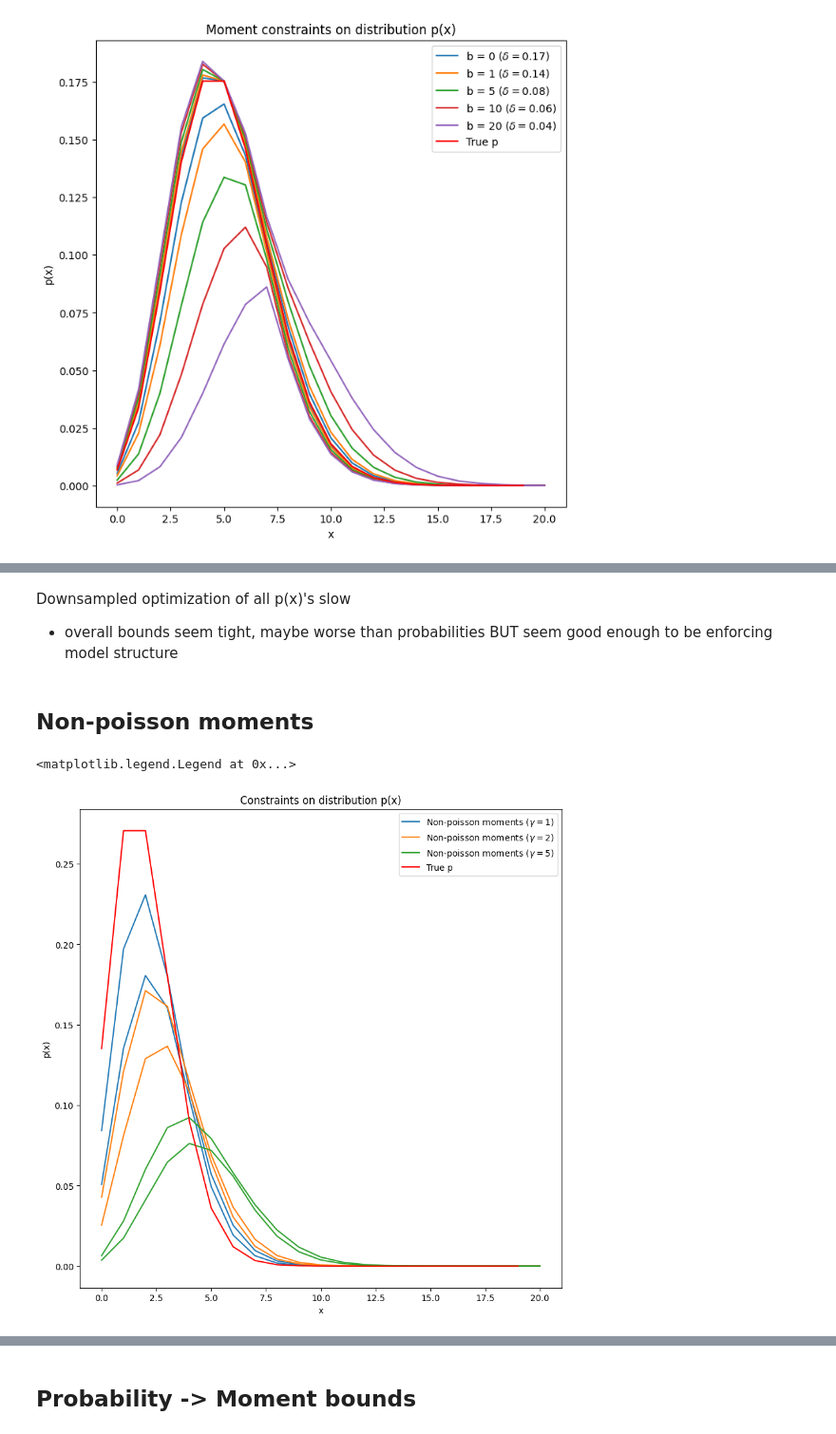
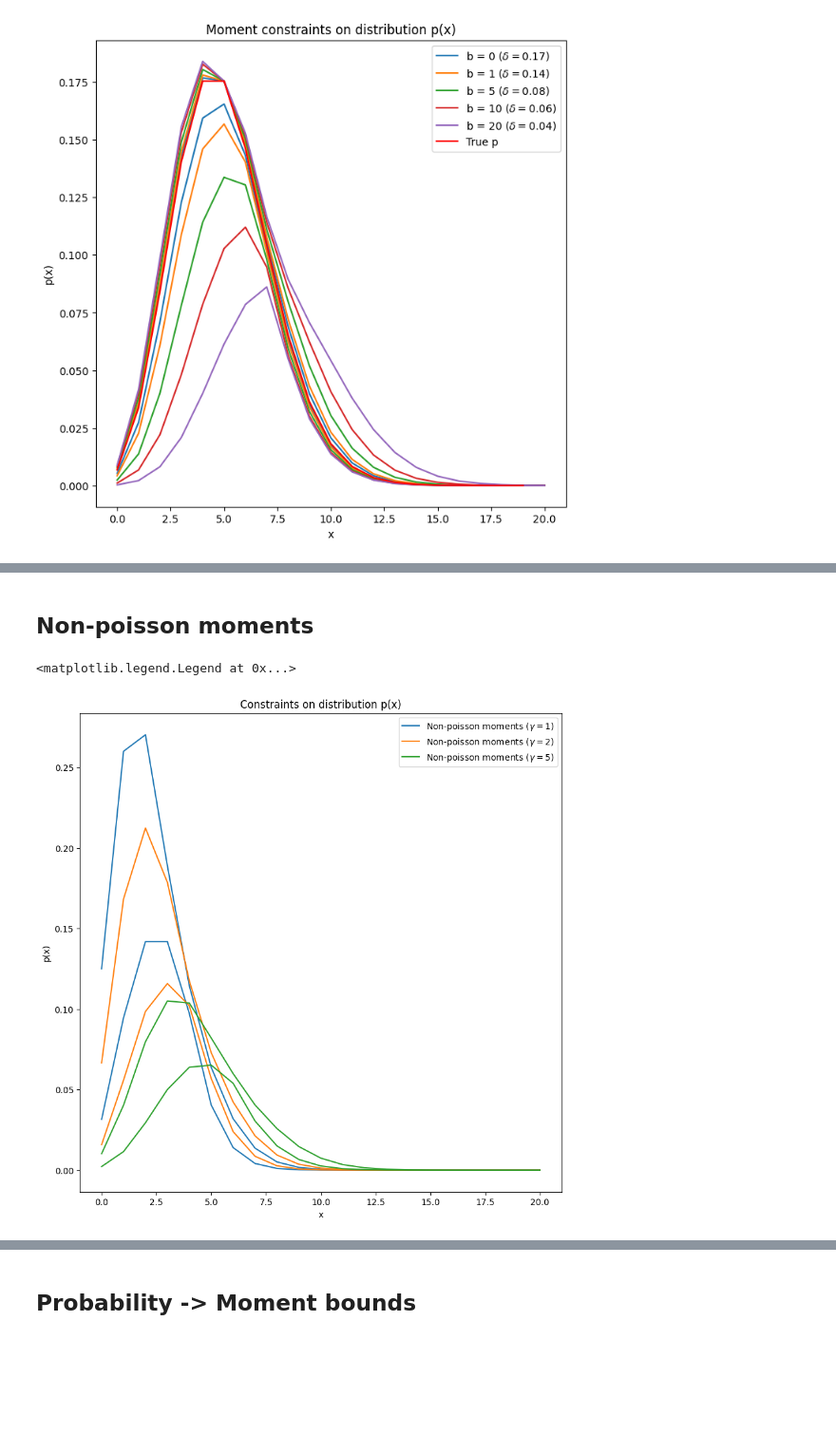
Before and after one commit to willjgh/M5R, a Jupyter notebook: Interaction/Moment-Experiments/moment_model_link.ipynb, the cells around one changed output, grey strips where cells are left out. Shown at 95% size. Cells and saved outputs as stored; diff of their text form; code cells hidden in the pictures; blank space fills up the shorter version.

```diff
--- a/Interaction/Moment-Experiments/moment_model_link.ipynb
+++ b/Interaction/Moment-Experiments/moment_model_link.ipynb
@@ -867,7 +867,7 @@ Investigate the bounds on the distribution $p$ when using moment bounds as const
 # %% [markdown]
 ## Code
 # %%
-def optimize_moment_p(M, k, a, b, delta, deltasq, gamma=0.0, silent=True, printing=True, time_limit=300, var=False, CME=True):
+def optimize_moment_p(M, k, a, b, delta, deltasq, gamma=0.0, silent=True, printing=True, time_limit=300, var=False, CME=True, ktx=None):
     '''
     M: size of moment sum
     k: true k_tx value (assumed k_deg = 1)
@@ -880,6 +880,7 @@ def optimize_moment_p(M, k, a, b, delta, deltasq, gamma=0.0, silent=True, printi
     printing: toggle status printing
     time_limt: optimization time limit
     var: toggle use of 2nd moment
+    ktx: optional fixed parameter
     '''
 
     # Capture efficiency moments
@@ -912,6 +913,10 @@ def optimize_moment_p(M, k, a, b, delta, deltasq, gamma=0.0, silent=True, printi
             # variables
             p = model.addMVar(shape=M + 1, vtype=GRB.CONTINUOUS, name="p", lb=0, ub=1)
             k_tx = model.addVar(vtype=GRB.CONTINUOUS, name="k_tx", lb=0, ub=K)
+
+            # optional fixed parameter
+            if ktx:
+                model.addConstr(k_tx == ktx, name="Fixed_parameter")
 
             # base
             model.addConstr(p.sum() <= 1, name="Distribution")
@@ -1001,7 +1006,7 @@ def optimize_moment_p(M, k, a, b, delta, deltasq, gamma=0.0, silent=True, printi
 
     return solution
 # %%
-def optimize_moment_downsampled_p(M, k, a, b, delta, deltasq, gamma=0.0, deltam=0.0, silent=True, printing=True, time_limit=300, var=False, CME=True):
+def optimize_moment_downsampled_p(M, k, a, b, delta, deltasq, gamma=0.0, deltam=0.0, silent=True, printing=True, time_limit=300, var=False, CME=True, ktx=None):
     '''
     M: size of moment sum
     k: true k_tx value (assumed k_deg = 1)
@@ -1015,6 +1020,7 @@ def optimize_moment_downsampled_p(M, k, a, b, delta, deltasq, gamma=0.0, deltam=
     printing: toggle status printing
     time_limt: optimization time limit
     var: toggle use of 2nd moment
+    ktx: optional fixed parameter
     '''
 
     # Capture efficiency moments
@@ -1048,6 +1054,10 @@ def optimize_moment_downsampled_p(M, k, a, b, delta, deltasq, gamma=0.0, deltam=
             p = model.addMVar(shape=M + 1, vtype=GRB.CONTINUOUS, name="p", lb=0, ub=1)
             k_tx = model.addVar(vtype=GRB.CONTINUOUS, name="k_tx", lb=0, ub=K)
             fm = model.addMVar(shape=M + 1, vtype=GRB.CONTINUOUS, name="fm", lb=0, ub=1)
+
+            # optional fixed parameter
+            if ktx:
+                model.addConstr(k_tx == ktx, name="Fixed_parameter")
 
             # base
             model.addConstr(p.sum() <= 1, name="Distribution")
@@ -1428,6 +1660,7 @@ for i, b in enumerate(bs):
     axs[i].plot(solution_moment_var['p'][:, 1], color="blue")
 
     # probability bootstrap
+    '''
     data = simulation.simulate_dataset_range_BD("test", interaction_values=[0], cells=1000, rate=k)
     if b == 0:
         beta = np.ones(1000)
@@ -1439,6 +1672,7 @@ for i, b in enumerate(bs):
     ub = [x if x < 1 else None for x in data_downsampled.probs_OB['sample-0']['x1_bounds'][1, :]]
     axs[i].plot(lb, color="green", label="Bootstrap")
     axs[i].plot(ub, color="green")
+    '''
 
     # true distribution
     p_OB = np.zeros(M)
@@ -1459,4 +1689,0 @@ KeyboardInterrupt:
-# %% [markdown]
-Downsampled optimization of all p(x)'s slow
-
-- overall bounds seem tight, maybe worse than probabilities BUT seem good enough to be enforcing model structure
@@ -1464,43 +1752,27 @@ Downsampled optimization of all p(x)'s slow
 ## Non-poisson moments
 # %%
 # settings
-delta = 0.1
+delta = 0.2
 k = 2
 M = 20
 a = 1
 b = 0
 
 # plotting
 fig, axs = plt.subplots(figsize=(10, 10))
 
-# poisson moments
-#solution_moment_var = optimize_moment_p(M, k, a, b, delta, 30 * delta**2, printing=False, var=True, CME=True)
-#axs.plot(solution_moment_var['p'][:, 0], color="black", label="Poisson moments")
-#axs.plot(solution_moment_var['p'][:, 1], color="black")
-
 # non-poisson moments: gamma bias
 for i, gamma in enumerate([1, 2, 5]):
 
     solution_moment_var = optimize_moment_p(M, k, a, b, delta, 30 * delta**2, gamma=gamma, printing=False, var=True, CME=True)
     axs.plot(solution_moment_var['p'][:, 0], color=f"C{i}", label=r"Non-poisson moments ($\gamma = $" + f"{gamma})")
     axs.plot(solution_moment_var['p'][:, 1], color=f"C{i}")
 
-# probability bootstrap
-#data = simulation.simulate_dataset_range_BD("test", interaction_values=[0], cells=1000, rate=k)
-#data.bootstrap_marginal_probabilities()
-#lb = [x if x > 0 else None for x in data.probs_OB['sample-0']['x1_bounds'][0, :]]
-#ub = [x if x < 1 else None for x in data.probs_OB['sample-0']['x1_bounds'][1, :]]
-#axs.plot(lb, color="green", label="Bootstrap bounds")
-#axs.plot(ub, color="green")
-
-# true distribution
-axs.plot(scipy.stats.poisson.pmf(range(20), k), color="red", label="True p")
-
 # plotting
 axs.set_title("Constraints on distribution p(x)")
 axs.set_xlabel("x")
 axs.set_ylabel("p(x)")
 plt.legend()
 # %% [output]
 <matplotlib.legend.Legend at 0x...>
-[figure, old version]
+[figure, new version]
```
Also changed, not shown: parts of 28 cells of this notebook.
